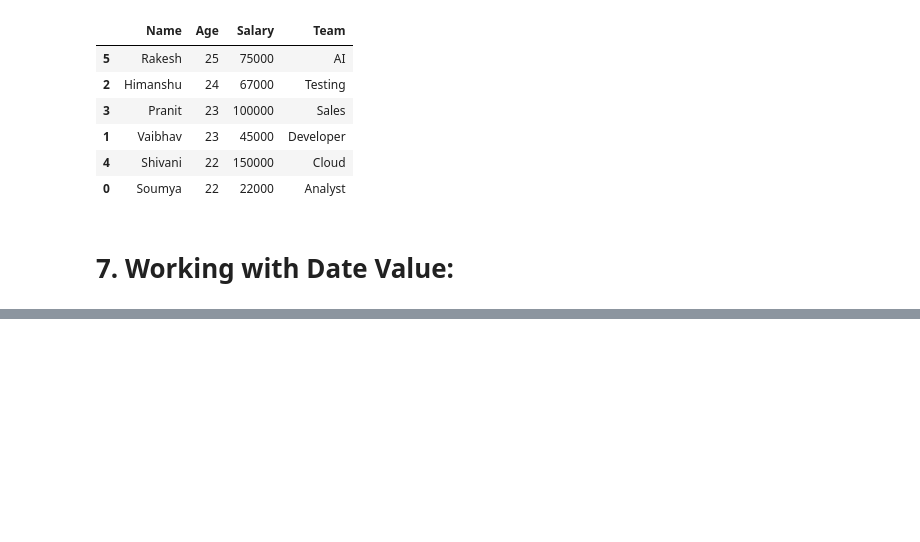
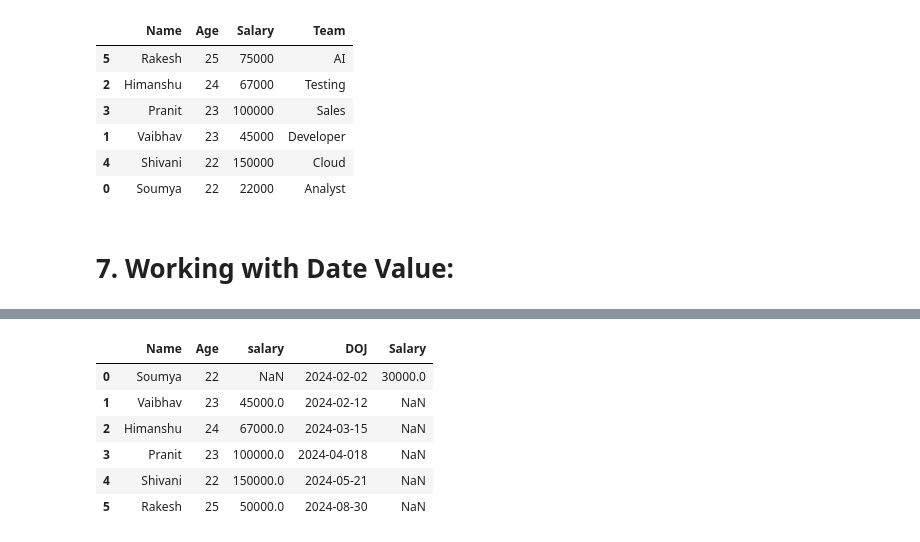
Before and after one commit to balkrushnanaik/Python-Libraries, a Jupyter notebook: Notebook/Learning_Pandas.ipynb, the cells around one changed output, grey strips where cells are left out. Drawn from its saved outputs; the diff is of its cells as text; code cells hidden in the pictures; blank space fills up the shorter version.

Commit message:
Learning Pandas

```diff
--- a/Notebook/Learning_Pandas.ipynb
+++ b/Notebook/Learning_Pandas.ipynb
@@ -397,3 +404,13 @@ df.sort_values(['Age','Salary'],ascending = False)
 | 0 | Soumya | 22 | 22000 | Analyst |
 # %% [markdown]
 # 7. Working with Date Value:
+# %%
+import pandas as pd
+data = {
+    "Name": ['Soumya','Vaibhav','Himanshu','Pranit','Shivani','Rakesh'],
+    "Age": [22,23,24,23,22,25],
+    "salary": [22000,45000,67000,100000,150000,50000]
+
+}
+df = pd.DataFrame(data)
+print(df)
@@ -399,0 +425,3 @@ df.sort_values(['Age','Salary'],ascending = False)
+# %%
+df['DOJ']=['2024-02-02','2024-02-12','2024-03-15','2024-04-18','2024-05-21','2024-08-30']
+df
@@ -399,0 +462,5 @@ df.sort_values(['Age','Salary'],ascending = False)
+# %%
+import numpy as np  # to create null values below
+df.loc[df.Name=='Soumya', 'salary'] = np.nan # adding a null value
+# %%
+df.drop('Salary',axis=1,inplace=True)
@@ -399,0 +495,10 @@ df.sort_values(['Age','Salary'],ascending = False)
+# %%
+df
+# %% [output]
+|  | Name | Age | salary | DOJ | Salary |
+| 0 | Soumya | 22 | NaN | 2024-02-02 | 30000.0 |
+| 1 | Vaibhav | 23 | 45000.0 | 2024-02-12 | NaN |
+| 2 | Himanshu | 24 | 67000.0 | 2024-03-15 | NaN |
+| 3 | Pranit | 23 | 100000.0 | 2024-04-018 | NaN |
+| 4 | Shivani | 22 | 150000.0 | 2024-05-21 | NaN |
+| 5 | Rakesh | 25 | 50000.0 | 2024-08-30 | NaN |
```
Also changed, not shown: parts of 20 cells of this notebook, 1 other file.
